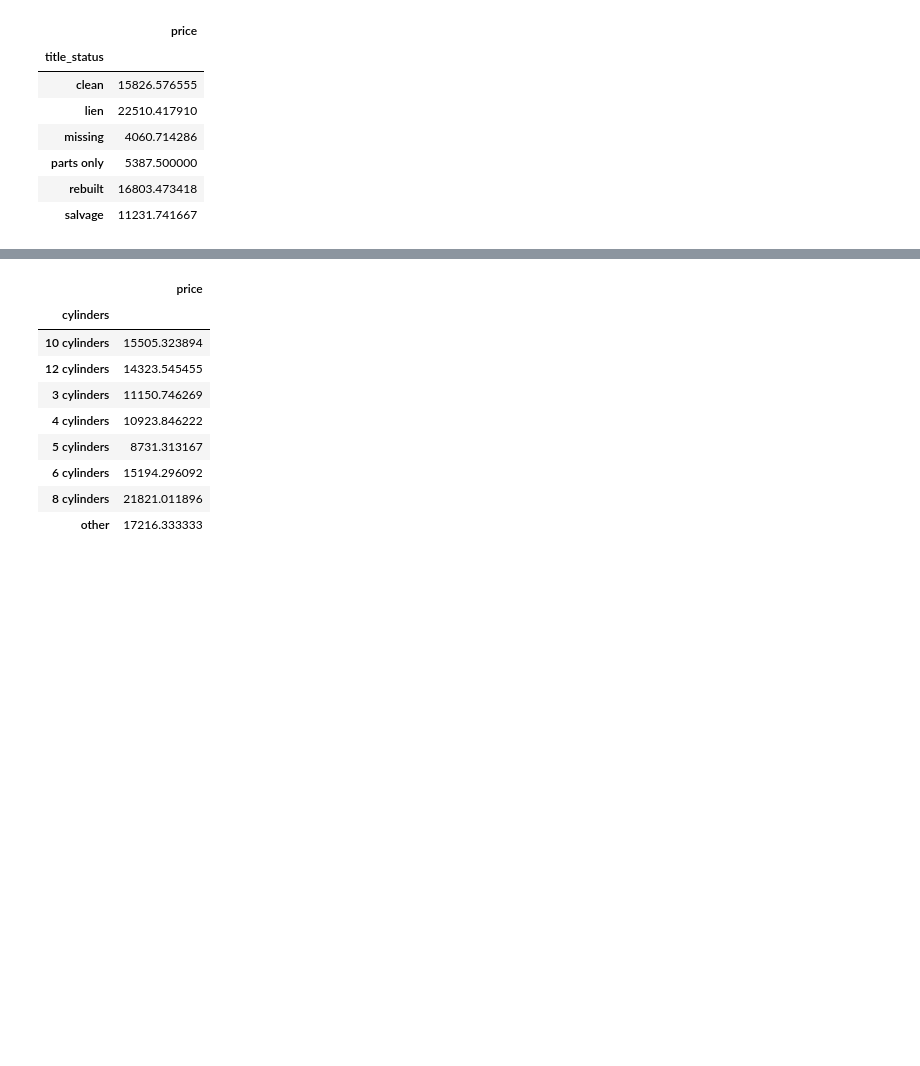
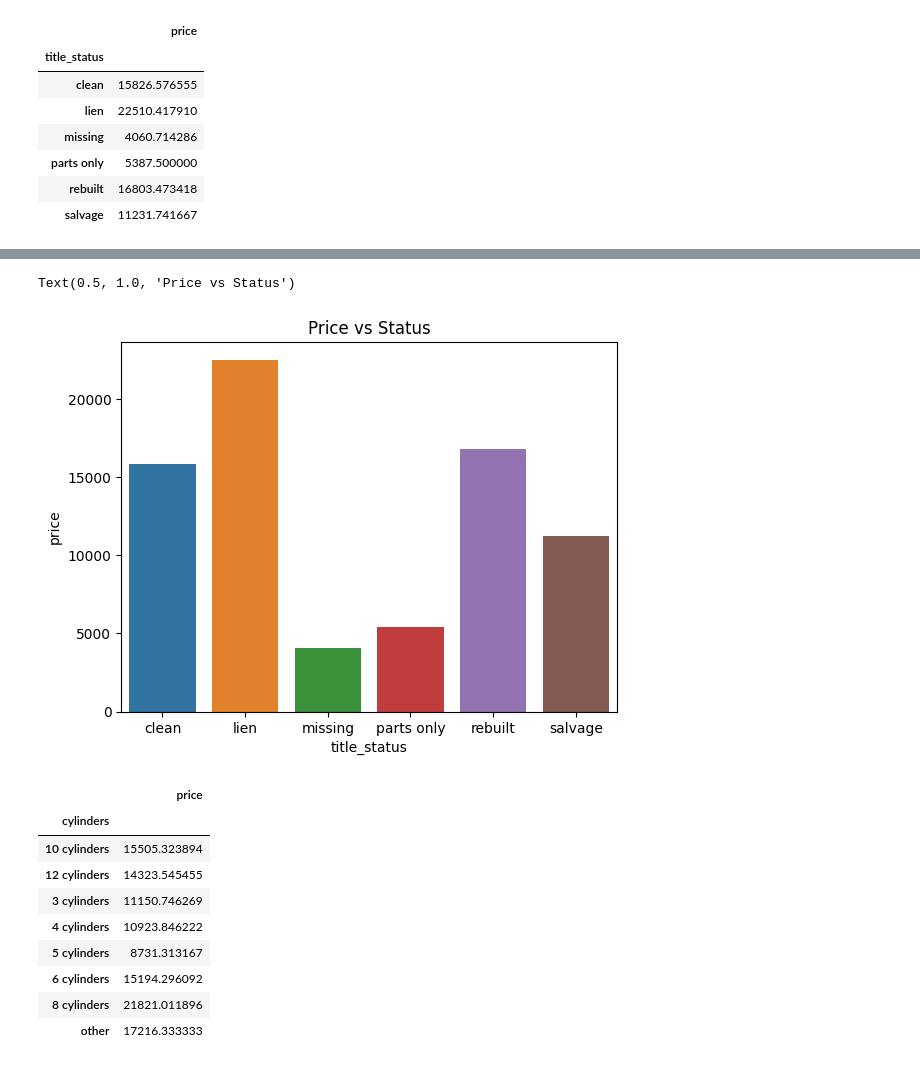
Before and after one commit to RezaP117/practicalapp2, a Jupyter notebook: prompt_II.ipynb, the cells around one changed output, grey strips where cells are left out. Saved outputs shown, nothing was run; the diff lists cells and outputs as text; code cells hidden in the pictures; blank space fills up the shorter version.

```diff
--- a/prompt_II.ipynb
+++ b/prompt_II.ipynb
@@ -208,5 +211,7 @@ cars_price_vs_status
 | rebuilt | 16803.473418 |
 | salvage | 11231.741667 |
 # %%
-px.bar(cars_price_vs_status, x = cars_price_vs_status.index, y = "price", title = "Price vs Status" )
+#px.bar(cars_price_vs_status, x = cars_price_vs_status.index, y = "price", title = "Price vs Status" )
+sns.barplot(cars_price_vs_status, x = cars_price_vs_status.index, y = "price")
+plt.title("Price vs Status")
 # %% [output]
@@ -214,3 +218,5 @@ px.bar(cars_price_vs_status, x = cars_price_vs_status.index, y = "price", title
+Text(0.5, 1.0, 'Price vs Status')
+[figure, added]
 # %%
 cars_price_vs_cyls = cars_df_cleaned.groupby("cylinders")[["price"]].mean()
 cars_price_vs_cyls
```
Also changed, not shown: parts of 11 cells of this notebook.
